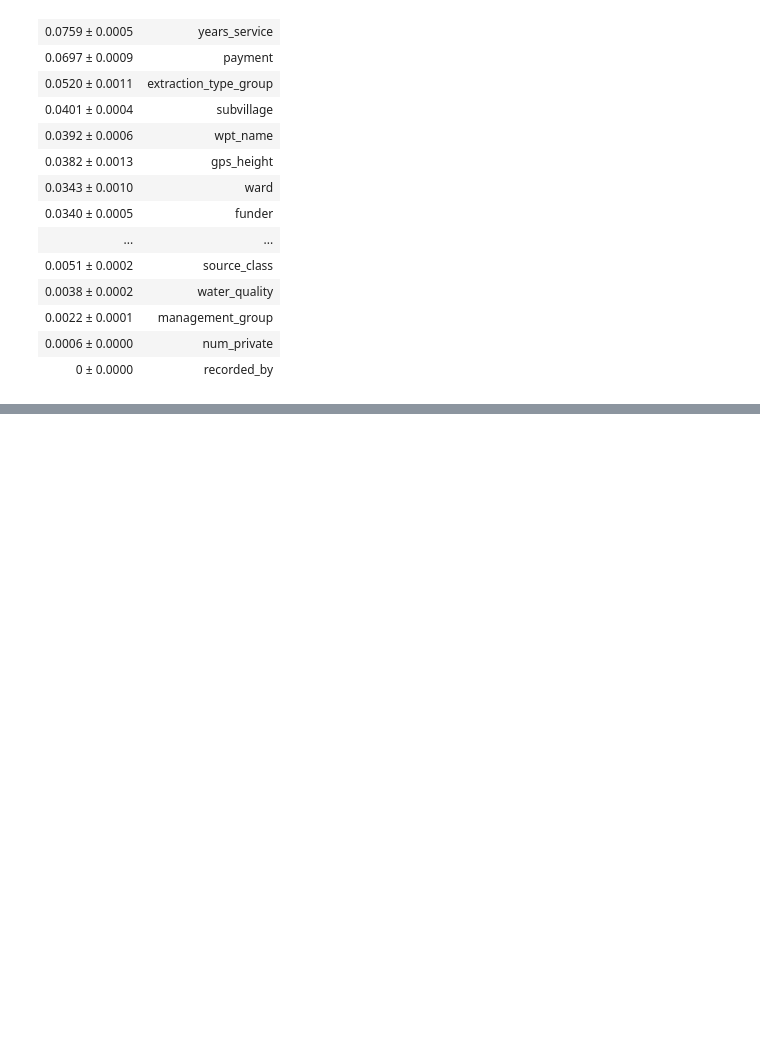
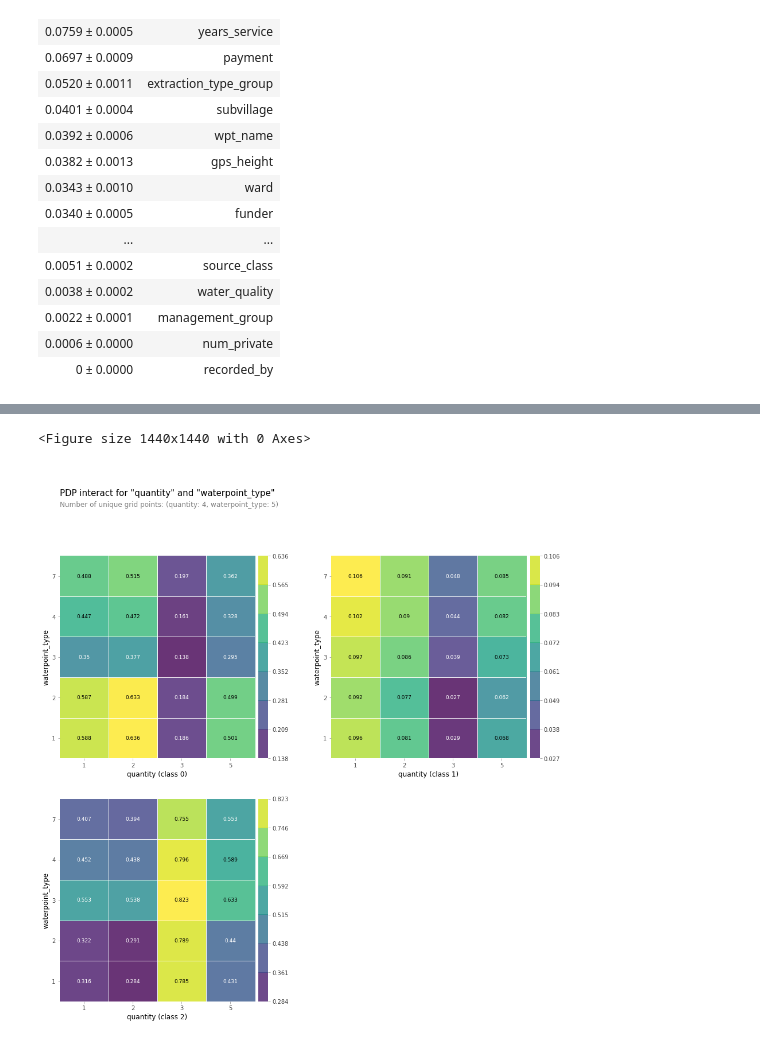
Before and after one commit to bkrant/DS3-Predictive-Modeling-Challenge, a Jupyter notebook: WaterPump_Kaggle.ipynb, the cells around one changed output, grey strips where cells are left out. Cells and saved outputs as stored; diff of their text form; code cells hidden in the pictures; blank space fills up the shorter version.

```diff
--- a/WaterPump_Kaggle.ipynb
+++ b/WaterPump_Kaggle.ipynb
@@ -582,14 +586,17 @@ ValueError: ignored
 # %%
+plt.figure(figsize=(20,20));
 from pdpbox.pdp import pdp_interact, pdp_interact_plot
 
-features = ['latitude', 'longitude']
+features = ['quantity', 'waterpoint_type']
 
 interaction = pdp_interact(
     model=rf,
-    dataset=X_val,
-    model_features=X_val.columns,
+    dataset=X_train_trans,
+    model_features=X_train_trans.columns,
     features=features
 )
 
 pdp_interact_plot(interaction, plot_type='grid', feature_names=features);
-plt.figure(figsize=(20,20));
+# %% [output]
+<Figure size 1440x1440 with 0 Axes>
+[figure, added]
```
Also changed, not shown: parts of 10 cells of this notebook.
